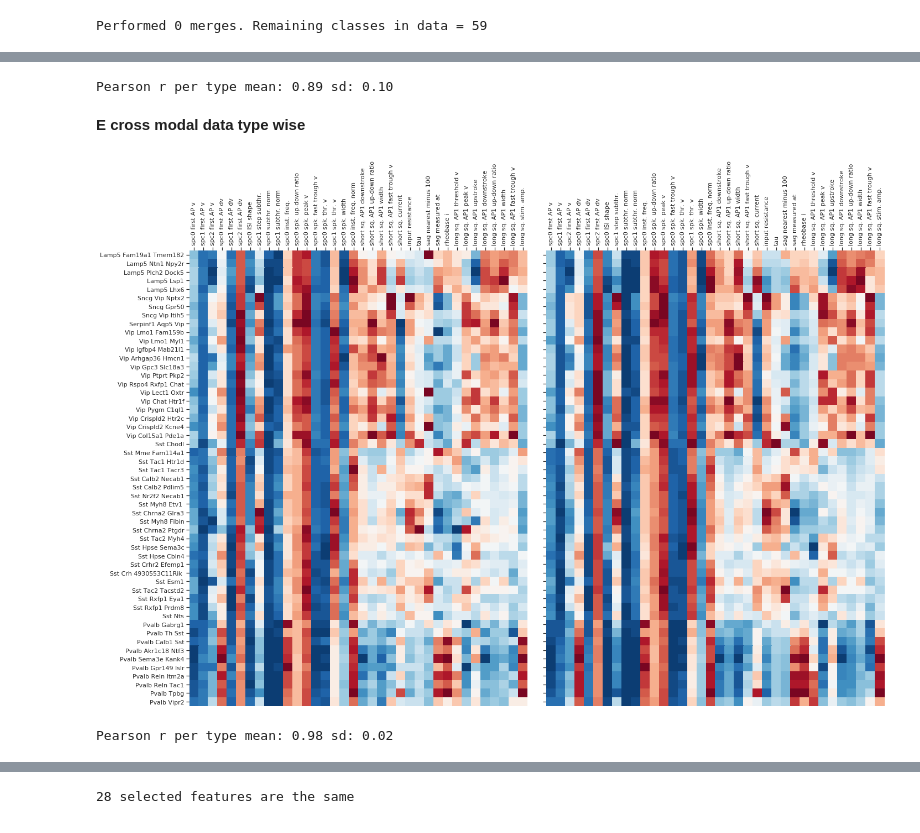
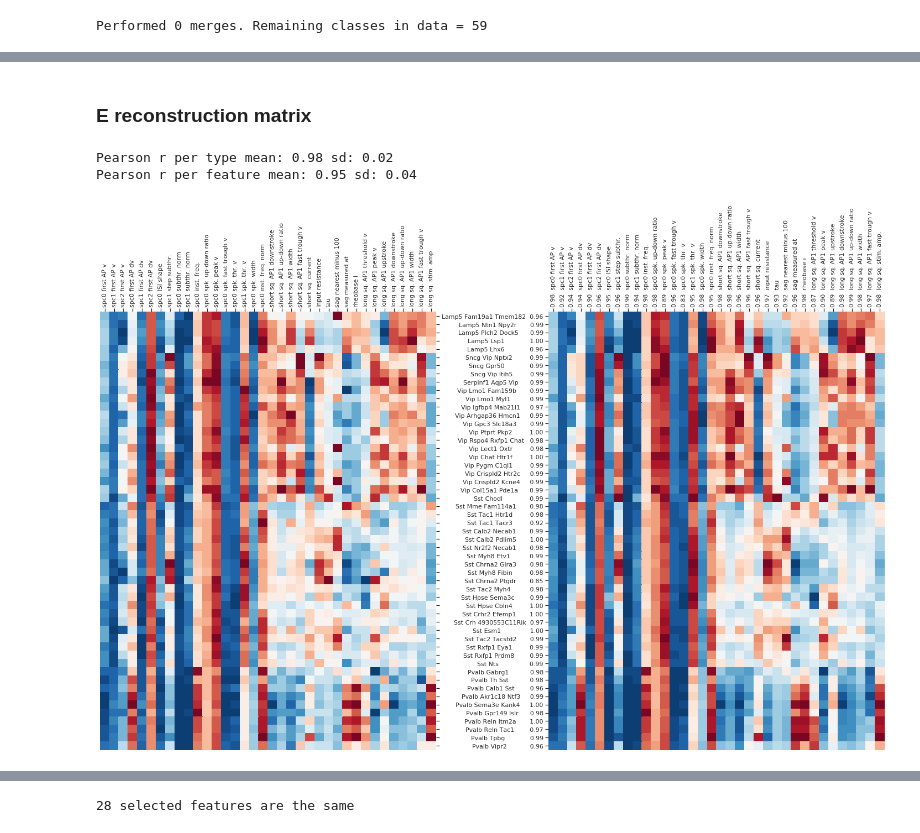
Before and after one commit to AllenInstitute/coupledAE-patchseq, a Jupyter notebook: analysis_reconstructions.ipynb, the cells around one changed output, grey strips where cells are left out. Drawn from its saved outputs; the diff is of its cells as text; code cells hidden in the pictures.

```diff
--- a/analysis_reconstructions.ipynb
+++ b/analysis_reconstructions.ipynb
@@ -14,8 +13,9 @@ sns.set_style('ticks',{'axes.grid' : False})
 %matplotlib inline
 # %%
 representation_pth = '/home/rohan/Remote-AI/dat/result/TE_NM/'
-origdata_pth = './refactor/data/proc/PS_v5_beta_0-4_pc_scaled_ipxf_eqTE.mat'
-E_names_file = './refactor/data/proc/E_names.json'
+origdata_pth = Path('./refactor/data/proc/PS_v5_beta_0-4_pc_scaled_ipfx_eqTE.mat')
+E_names_file = Path('./refactor/data/proc/E_names.json')
+figure_path = '/home/rohan/Dropbox/AllenInstitute/CellTypes/doc/Patchseq_NM_2020/'
 
 O = sio.loadmat(origdata_pth,squeeze_me=True)
 O['E_dat']=np.concatenate([O['E_pc_scaled'],O['E_feature']],axis = 1)
@@ -43,7 +43,7 @@ for cv in tqdm(range(n_cvfolds)):
                 '_ld_3_bs_200_se_500_ne_1500_cv_'+str(cv)+\
                 '_ri_0-summary'
     cvfold_fname=cvfold_fname.replace('.','-')+'.mat'
-    if isfile(representation_pth+cvfold_fname):
+    if Path(representation_pth+cvfold_fname).is_file():
         X = sio.loadmat(representation_pth+cvfold_fname,squeeze_me=True)
         CVdict[cv] = {key:X[key] for key in key_list}
         del X
@@ -218,14 +239,5 @@ plt.savefig('/home/rohan/Dropbox/AllenInstitute/CellTypes/doc/Patchseq_NM_2020/T
-# %%
-Pearson_R_per_type_E_to_T = []
-for i in range(M_true.shape[0]):
-    C_ij = np.corrcoef(M_true[i,:],M_pred[i,:])
-    Pearson_R_per_type_E_to_T.append(C_ij[0,1])
-print(f'Pearson r per type mean: {np.mean(Pearson_R_per_type_E_to_T):0.2f} sd: {np.std(Pearson_R_per_type_E_to_T):0.2f}')
-print()
-# %% [output]
-Pearson r per type mean: 0.89 sd: 0.10
-# %% [markdown]
-**E cross modal data type wise**
+# %% [markdown]
+### E reconstruction matrix
 # %%
 true_vals = []
 pred_vals = []
@@ -242,43 +255,56 @@ keep_feature_ind = R2_E_to_E>0.42
 M_true = true_vals[:,keep_feature_ind]/np.max(np.abs(true_vals[:,keep_feature_ind]),axis=0)
 M_pred = pred_vals[:,keep_feature_ind]/np.max(np.abs(pred_vals[:,keep_feature_ind]),axis=0)
 # %%
+Pearson_R_per_type_T_to_E = []
+for i in range(M_true.shape[0]):
+    C_ij = np.corrcoef(M_true[i,:],M_pred[i,:])
+    Pearson_R_per_type_T_to_E.append(C_ij[0,1])
+print(f'Pearson r per type mean: {np.mean(Pearson_R_per_type_T_to_E):0.2f} sd: {np.std(Pearson_R_per_type_T_to_E):0.2f}')
+
+Pearson_R_per_feature = []
+for i in range(M_true.shape[1]):
+    C_ij = np.corrcoef(M_true[:,i],M_pred[:,i])
+    Pearson_R_per_feature.append(C_ij[0,1])
+print(f'Pearson r per feature mean: {np.mean(Pearson_R_per_feature):0.2f} sd: {np.std(Pearson_R_per_feature):0.2f}')
+
 xlabels = O['E_names'][keep_feature_ind]
-ylabels = t_types
+
+xname = [f.rstrip().lstrip() for f in O['E_names'][keep_feature_ind]]
+xdata = Pearson_R_per_feature
+xlabels2 = [f'{a:0.2f}  '+f'{b}' for (a,b) in zip(xdata,xname)]
+
+yname = [t.rstrip().lstrip() for t in t_types]
+ydata = [f'{x:.2f}' for x in Pearson_R_per_type_T_to_E]
+ylabels = [f'{a:<23s}'+f'{b:>4s}' for (a,b) in zip(yname,ydata)]
 
 plt.figure(figsize = (20,14))
 ax = plt.subplot(1,2,1)
 sns.heatmap(M_true,annot=False,vmin=-1,vmax=1,cbar=False,
             cmap=sns.color_palette("RdBu_r", 40))
 cbar_kws={"aspect":30,"shrink":.5,"use_gridspec":False,"location":"right"}
 ax = plt.gca()
 ax.set_yticks(np.arange(0,M_true.shape[0])+0.5)
-ax.set_yticklabels(ylabels,rotation=0)
+ax.set_yticklabels(['']*len(ylabels),rotation=0)
 
 ax.set_xticks(np.arange(M_true.shape[1])+0.5)
 ax.set_xticklabels(xlabels,rotation=90)
 ax.xaxis.set_ticks_position('top')
-ax.yaxis.set_ticks_position('left')
+ax.yaxis.set_ticks_position('right')
 
 ax = plt.subplot(1,2,2)
 sns.heatmap(M_pred,annot=False,vmin=-1,vmax=1,cbar=False,cbar_kws=cbar_kws,
             cmap=sns.color_palette("RdBu_r", 40),ax=ax)
 
 ax.set_yticks(np.arange(0,M_pred.shape[0])+0.5)
-ax.set_yticklabels(['    ']*len(ylabels),rotation=0)
+ax.set_yticklabels(ylabels,rotation=0)
 
 ax.set_xticks(np.arange(M_pred.shape[1])+0.5)
-ax.set_xticklabels(xlabels,rotation=90)
+ax.set_xticklabels(xlabels2,rotation=90)
 ax.xaxis.set_ticks_position('top')
 ax.yaxis.set_ticks_position('left')
 plt.tight_layout()
-plt.savefig('/home/rohan/Dropbox/AllenInstitute/CellTypes/doc/Patchseq_NM_2020/E_dat_pred.png',dpi=300)
+plt.savefig(figure_path+'E_dat_pred.png',dpi=300)
 # %% [output]
+Pearson r per type mean: 0.98 sd: 0.02
+Pearson r per feature mean: 0.95 sd: 0.04
-[figure, old version]
+[figure, new version]
-# %%
-Pearson_R_per_type_T_to_E = []
-for i in range(M_true.shape[0]):
-    C_ij = np.corrcoef(M_true[i,:],M_pred[i,:])
-    Pearson_R_per_type_T_to_E.append(C_ij[0,1])
-print(f'Pearson r per type mean: {np.mean(Pearson_R_per_type_T_to_E):0.2f} sd: {np.std(Pearson_R_per_type_T_to_E):0.2f}')
-# %% [output]
-Pearson r per type mean: 0.98 sd: 0.02
```
Also changed, not shown: parts of 15 cells of this notebook.
